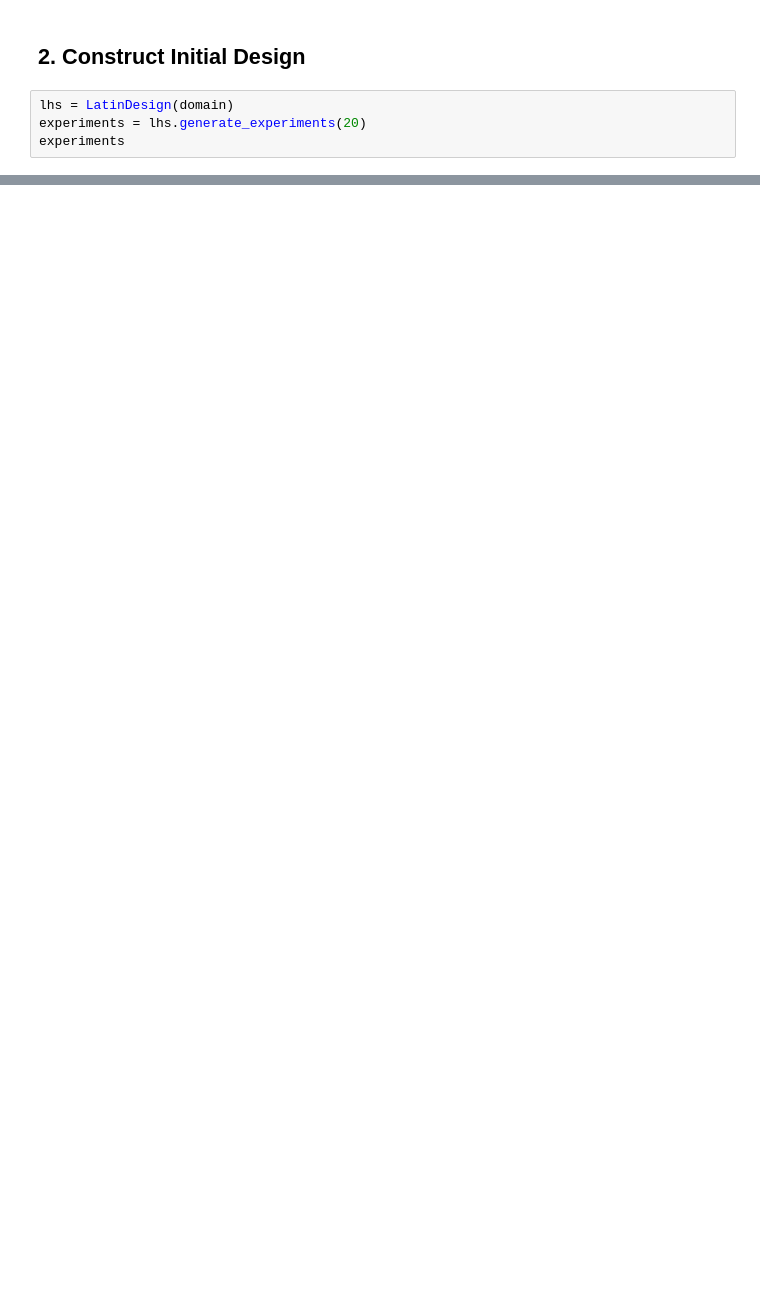
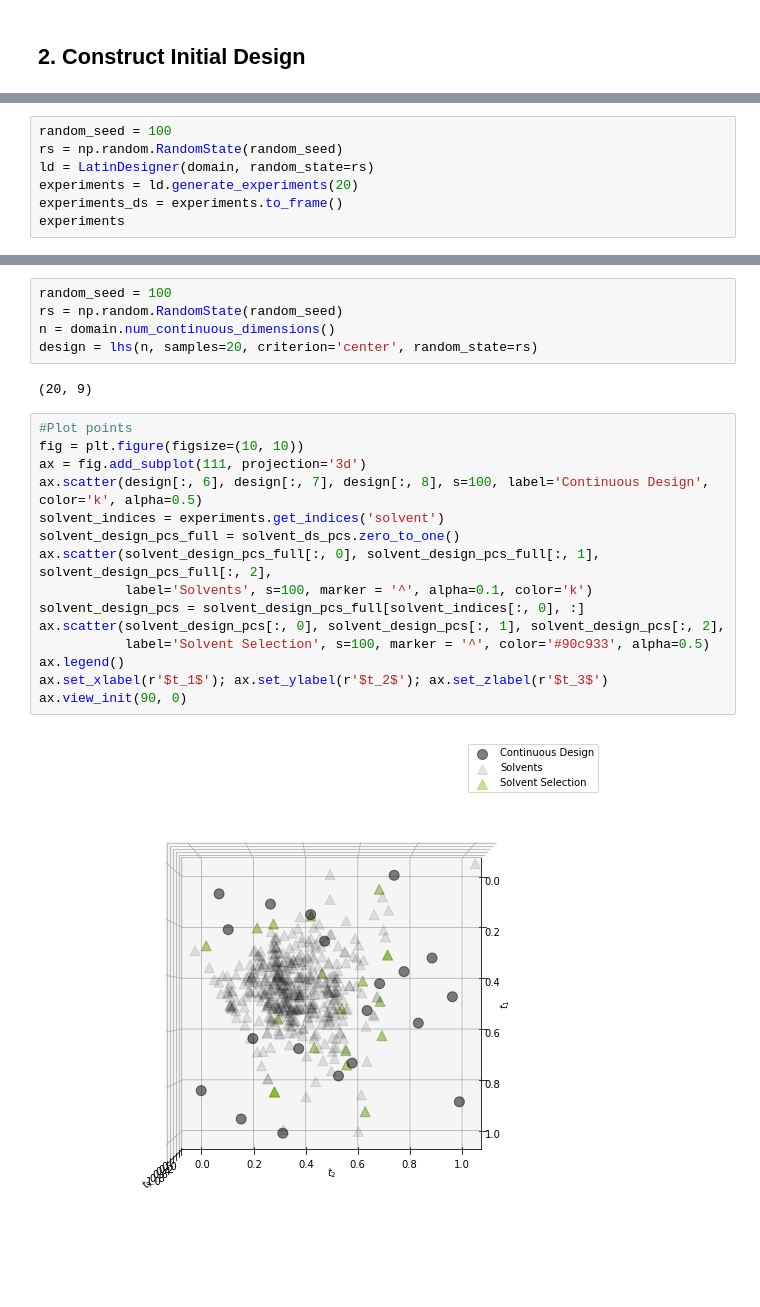
Before and after one commit to sustainable-processes/summit, a Jupyter notebook: case_studies/photoamination/initial_design.ipynb, the cells around one changed output, grey strips where cells are left out. Drawn from its saved outputs; the diff is of its cells as text; blank space fills up the shorter version.

Commit message:
Case Studies, Photoamination: Work on initial design

```diff
--- a/case_studies/photoamination/initial_design.ipynb
+++ b/case_studies/photoamination/initial_design.ipynb
@@ -86,6 +90,2 @@ domain #The domain should display as an html table
 # %% [markdown]
 ## 2. Construct Initial Design
-# %%
-lhs = LatinDesign(domain)
-experiments = lhs.generate_experiments(20)
-experiments
@@ -98,0 +92,7 @@ x = [1,1,2]
+# %%
+random_seed = 100
+rs = np.random.RandomState(random_seed)
+ld = LatinDesigner(domain, random_state=rs)
+experiments = ld.generate_experiments(20)
+experiments_ds = experiments.to_frame()
+experiments
@@ -98,0 +119,24 @@ x = [1,1,2]
+# %%
+random_seed = 100
+rs = np.random.RandomState(random_seed)
+n = domain.num_continuous_dimensions()
+design = lhs(n, samples=20, criterion='center', random_state=rs)
+# %% [output]
+(20, 9)
+# %%
+#Plot points
+fig = plt.figure(figsize=(10, 10))
+ax = fig.add_subplot(111, projection='3d')
+ax.scatter(design[:, 6], design[:, 7], design[:, 8], s=100, label='Continuous Design', color='k', alpha=0.5)
+solvent_indices = experiments.get_indices('solvent')
+solvent_design_pcs_full = solvent_ds_pcs.zero_to_one()
+ax.scatter(solvent_design_pcs_full[:, 0], solvent_design_pcs_full[:, 1], solvent_design_pcs_full[:, 2],
+           label='Solvents', s=100, marker = '^', alpha=0.1, color='k')
+solvent_design_pcs = solvent_design_pcs_full[solvent_indices[:, 0], :]
+ax.scatter(solvent_design_pcs[:, 0], solvent_design_pcs[:, 1], solvent_design_pcs[:, 2],
+           label='Solvent Selection', s=100, marker = '^', color='#90c933', alpha=0.5)
+ax.legend()
+ax.set_xlabel(r'$t_1$'); ax.set_ylabel(r'$t_2$'); ax.set_zlabel(r'$t_3$')
+ax.view_init(90, 0)
+# %% [output]
+[figure, added]
```
Also changed, not shown: parts of 10 cells of this notebook, 2 other files.
